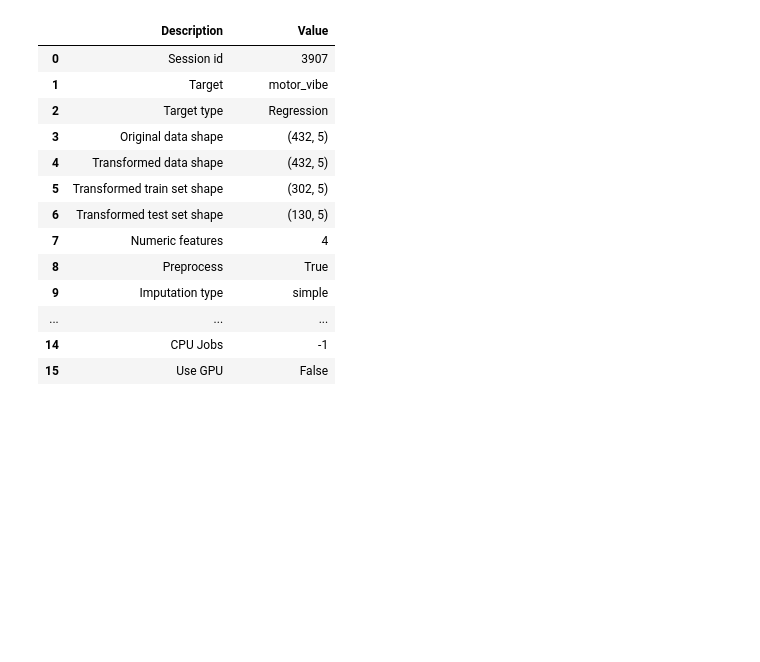
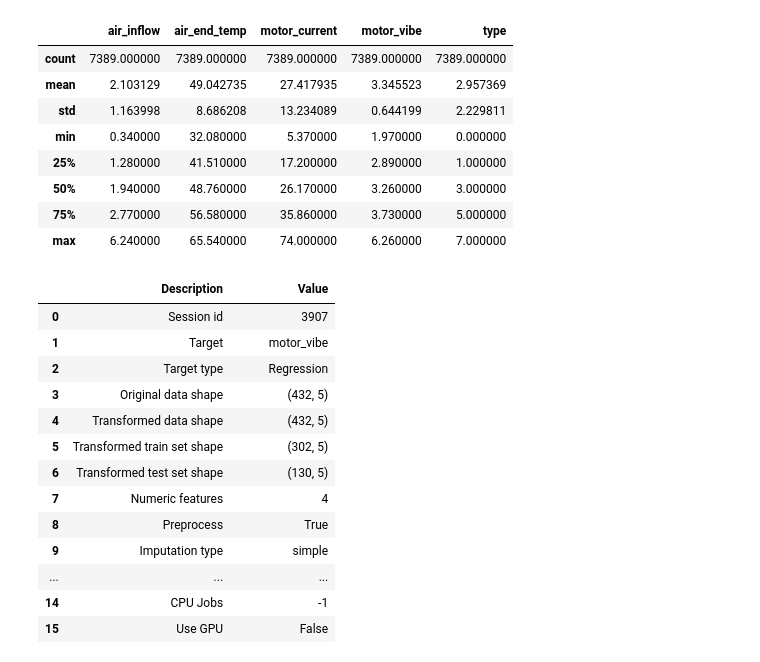
Before and after one commit to jjh0987/MyProject, a Jupyter notebook: pythonProject/AI_factory/2023_ai_spark/2023-04-14.ipynb, the cells around one changed output. Drawn from its saved outputs; the diff is of its cells as text; code cells hidden in the pictures; blank space fills up the shorter version.

```diff
--- a/pythonProject/AI_factory/2023_ai_spark/2023-04-14.ipynb
+++ b/pythonProject/AI_factory/2023_ai_spark/2023-04-14.ipynb
@@ -58,3 +100,15 @@ plt.scatter(train['air_end_temp'],train['air_inflow'])
+# %%
+test.describe()
+# %% [output]
+|  | air_inflow | air_end_temp | motor_current | motor_vibe | type |
+| count | 7389.000000 | 7389.000000 | 7389.000000 | 7389.000000 | 7389.000000 |
+| mean | 2.103129 | 49.042735 | 27.417935 | 3.345523 | 2.957369 |
+| std | 1.163998 | 8.686208 | 13.234089 | 0.644199 | 2.229811 |
+| min | 0.340000 | 32.080000 | 5.370000 | 1.970000 | 0.000000 |
+| 25% | 1.280000 | 41.510000 | 17.200000 | 2.890000 | 1.000000 |
+| 50% | 1.940000 | 48.760000 | 26.170000 | 3.260000 | 3.000000 |
+| 75% | 2.770000 | 56.580000 | 35.860000 | 3.730000 | 5.000000 |
+| max | 6.240000 | 65.540000 | 74.000000 | 6.260000 | 7.000000 |
 # %%
 # def train_preprocessing(df_):
 #     df = df_.copy()
```
Also changed, not shown: parts of 4 cells of this notebook, 3 other files.
